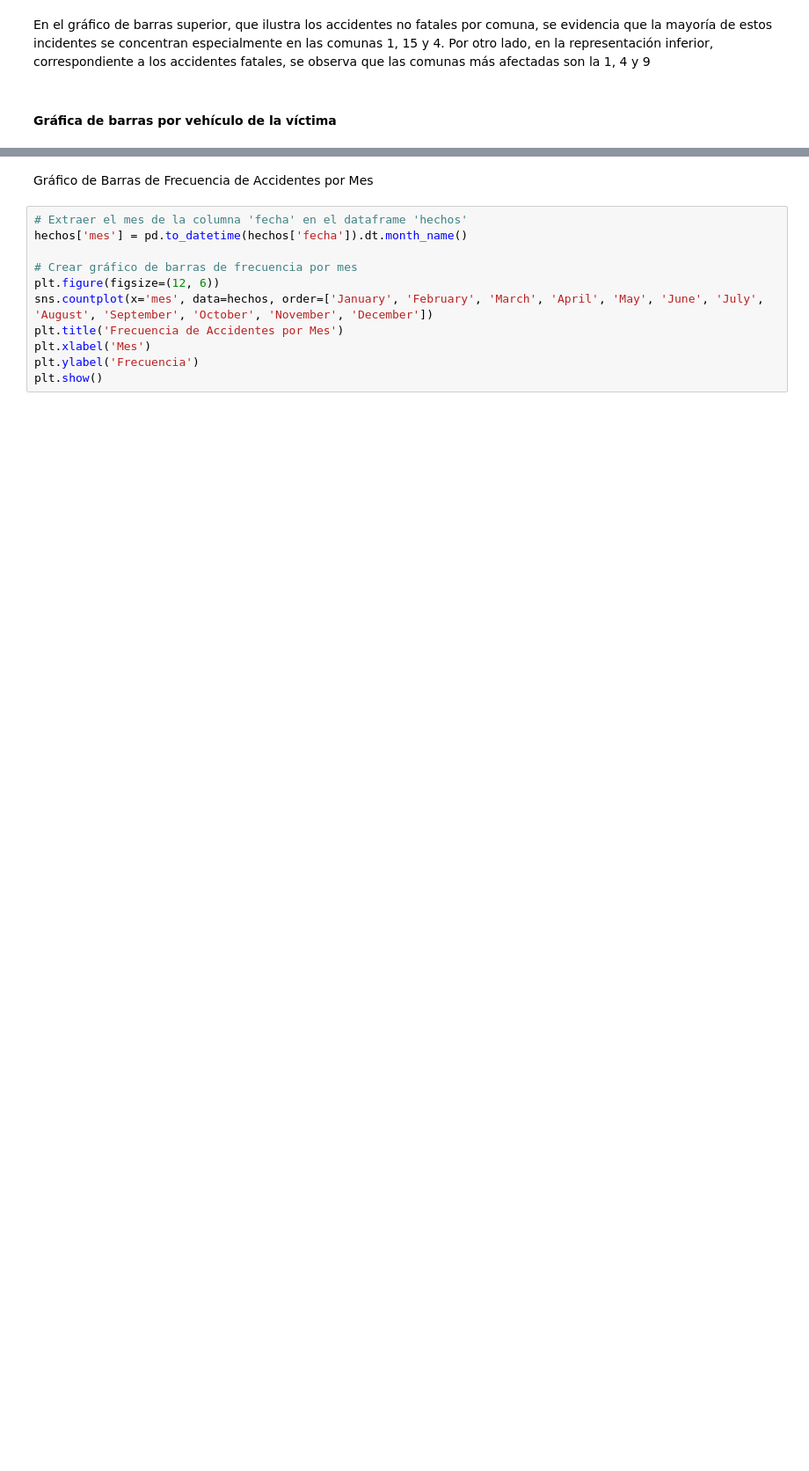
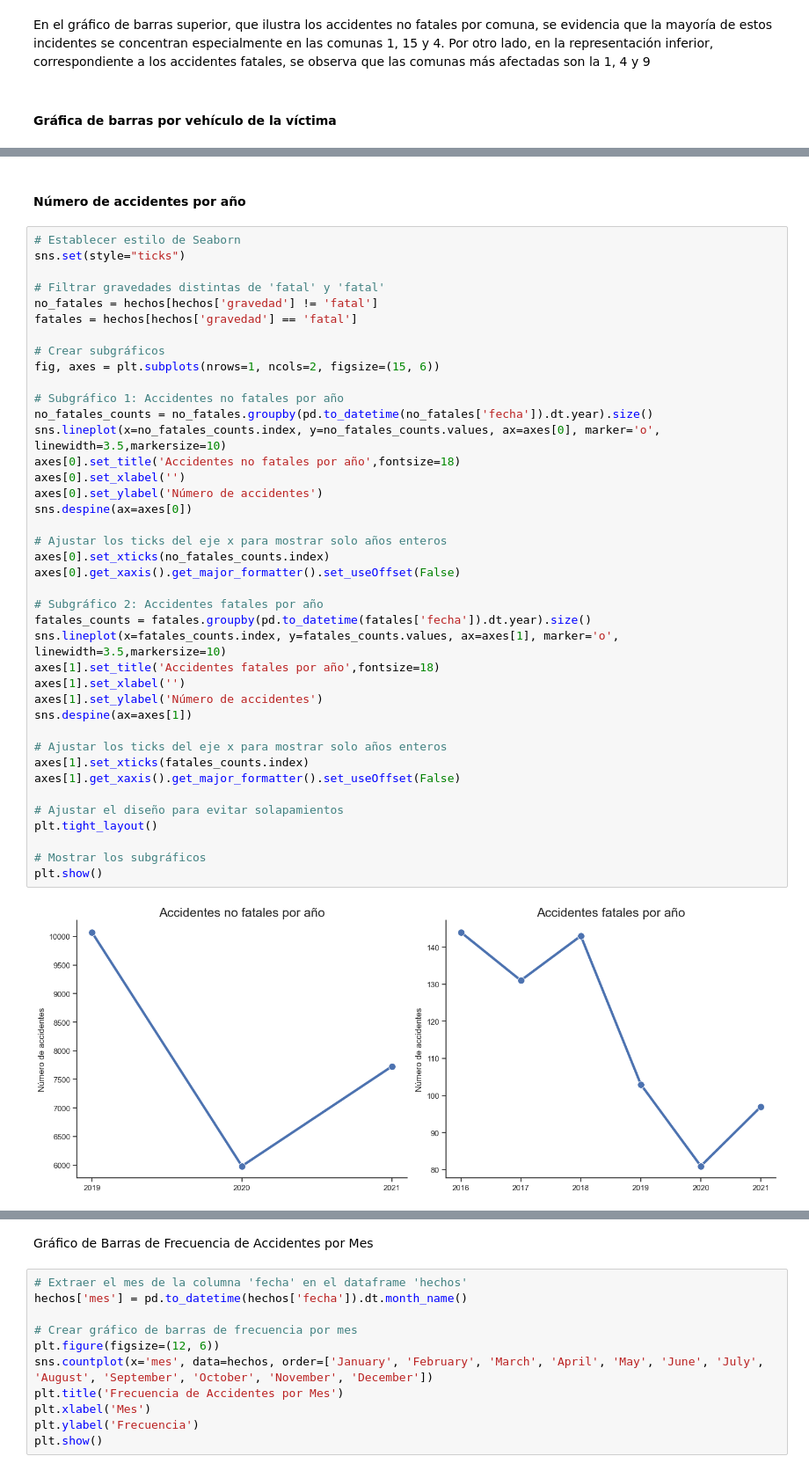
Before and after one commit to KGSanchezM/Siniestros-Viales, a Jupyter notebook: Notebooks/EDA.ipynb, the cells around one changed output, grey strips where cells are left out. Shown at 88% size. Saved outputs shown, nothing was run; the diff lists cells and outputs as text; blank space fills up the shorter version.

```diff
--- a/Notebooks/EDA.ipynb
+++ b/Notebooks/EDA.ipynb
@@ -529,0 +574,44 @@ ValueError: time data "5/17/2020" doesn't match format "%Y-%m-%d %H:%M:%S", at p
+# %% [markdown]
+#### Número de accidentes por año
+# %%
+# Establecer estilo de Seaborn
+sns.set(style="ticks")
+
+# Filtrar gravedades distintas de 'fatal' y 'fatal'
+no_fatales = hechos[hechos['gravedad'] != 'fatal']
+fatales = hechos[hechos['gravedad'] == 'fatal']
+
+# Crear subgráficos
+fig, axes = plt.subplots(nrows=1, ncols=2, figsize=(15, 6))
+
+# Subgráfico 1: Accidentes no fatales por año
+no_fatales_counts = no_fatales.groupby(pd.to_datetime(no_fatales['fecha']).dt.year).size()
+sns.lineplot(x=no_fatales_counts.index, y=no_fatales_counts.values, ax=axes[0], marker='o', linewidth=3.5,markersize=10)
+axes[0].set_title('Accidentes no fatales por año',fontsize=18)
+axes[0].set_xlabel('')
+axes[0].set_ylabel('Número de accidentes')
+sns.despine(ax=axes[0])
+
+# Ajustar los ticks del eje x para mostrar solo años enteros
+axes[0].set_xticks(no_fatales_counts.index)
+axes[0].get_xaxis().get_major_formatter().set_useOffset(False)
+
+# Subgráfico 2: Accidentes fatales por año
+fatales_counts = fatales.groupby(pd.to_datetime(fatales['fecha']).dt.year).size()
+sns.lineplot(x=fatales_counts.index, y=fatales_counts.values, ax=axes[1], marker='o', linewidth=3.5,markersize=10)
+axes[1].set_title('Accidentes fatales por año',fontsize=18)
+axes[1].set_xlabel('')
+axes[1].set_ylabel('Número de accidentes')
+sns.despine(ax=axes[1])
+
+# Ajustar los ticks del eje x para mostrar solo años enteros
+axes[1].set_xticks(fatales_counts.index)
+axes[1].get_xaxis().get_major_formatter().set_useOffset(False)
+
+# Ajustar el diseño para evitar solapamientos
+plt.tight_layout()
+
+# Mostrar los subgráficos
+plt.show()
+# %% [output]
+[figure, added]
```
Also changed, not shown: parts of 15 cells of this notebook, 2 other files.
